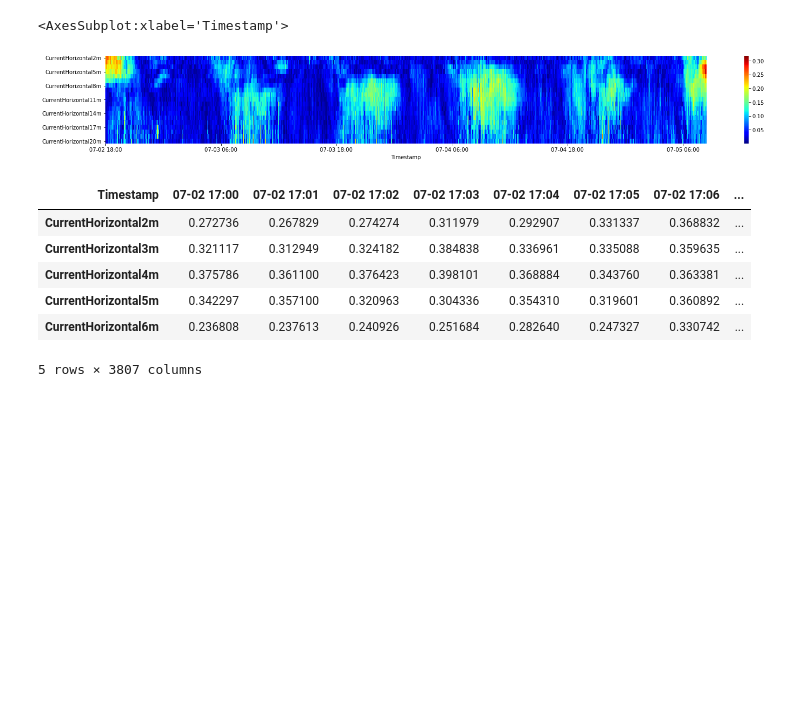
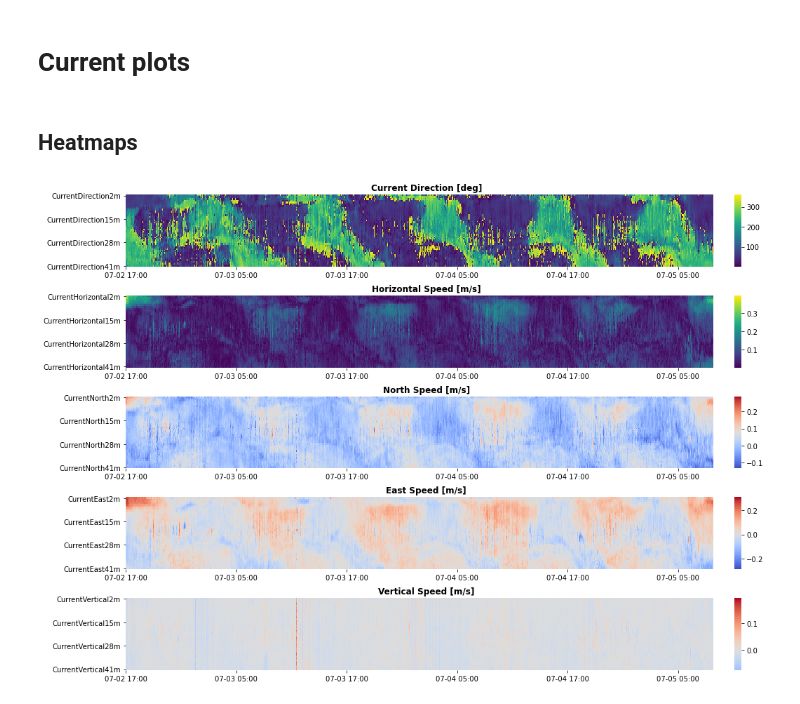
Before and after one commit to larsmmo/Master, a Jupyter notebook: src/visualization.ipynb, the cells around one changed output. Drawn from its saved outputs; the diff is of its cells as text; code cells hidden in the pictures; blank space fills up the shorter version.

Commit message:
More plots

```diff
--- a/src/visualization.ipynb
+++ b/src/visualization.ipynb
@@ -5,5 +7,6 @@ import seaborn as sb
 # %%
 #sb.color_palette("crest", as_cmap=True)
 # %%
-df = pd.read_csv('../data/oksygen/merged.csv')
+df = pd.read_csv('../data/mergedData.csv')
 df.set_index('Timestamp', inplace=True)
+df.head()
@@ -21,24 +22,41 @@ df.tail()
-# %%
-fig, ax = plt.subplots(figsize=(25,3))
-#ax.plot(data['Pos1m3Temp'], 'b-', label='Pos1m3Temp')
-#ax.set_xticklabels(rotation = (45), fontsize = 10, va='bottom', ha='left')
-#ax.set_xticks(np.arange(len))
-#df['NorthTemp'].plot(figsize=[10,8], rot=45)
-#df.describe()
-newdf = df['07-02 17:00':].loc[:,'CurrentHorizontal2m':'CurrentHorizontal20m'].dropna().transpose()
-newdf.head(10)
-sb.heatmap(newdf, xticklabels=720, yticklabels = 3, cmap='jet')
-#df.loc[:,'CurrentDirection2m':'CurrentDirection41m'].head()
-# %% [output]
-<AxesSubplot:xlabel='Timestamp'>
-[figure, removed]
-# %%
-newdf.head()
-# %% [output]
-| Timestamp | 07-02 17:00 | 07-02 17:01 | 07-02 17:02 | 07-02 17:03 | 07-02 17:04 | 07-02 17:05 | 07-02 17:06 | ... |
-| CurrentHorizontal2m | 0.272736 | 0.267829 | 0.274274 | 0.311979 | 0.292907 | 0.331337 | 0.368832 | ... |
-| CurrentHorizontal3m | 0.321117 | 0.312949 | 0.324182 | 0.384838 | 0.336961 | 0.335088 | 0.359635 | ... |
-| CurrentHorizontal4m | 0.375786 | 0.361100 | 0.376423 | 0.398101 | 0.368884 | 0.343760 | 0.363381 | ... |
-| CurrentHorizontal5m | 0.342297 | 0.357100 | 0.320963 | 0.304336 | 0.354310 | 0.319601 | 0.360892 | ... |
-| CurrentHorizontal6m | 0.236808 | 0.237613 | 0.240926 | 0.251684 | 0.282640 | 0.247327 | 0.330742 | ... |
-5 rows × 3807 columns
+# %% [markdown]
+# Current plots
+# %% [markdown]
+## Heatmaps
+# %%
+# TODO: Fix axis labels and ticks
+
+fig, ax = plt.subplots(5,1,figsize=(15,10))
+fig.tight_layout()
+fig.subplots_adjust(hspace=0.4)
+
+#gs = gridspec.GridSpec(6,5)
+
+ax[0].set_title('Current Direction [deg]', fontweight='bold')
+ax[1].set_title('Horizontal Speed [m/s]', fontweight='bold')
+ax[2].set_title('North Speed [m/s]', fontweight='bold')
+ax[3].set_title('East Speed [m/s]', fontweight='bold')
+ax[4].set_title('Vertical Speed [m/s]', fontweight='bold')
+
+currentDir = df['07-02 17:00':].loc[:,'CurrentDirection2m':'CurrentDirection41m'].transpose()
+currentHori = df['07-02 17:00':].loc[:,'CurrentHorizontal2m':'CurrentHorizontal41m'].transpose()
+currentVert = df['07-02 17:00':].loc[:,'CurrentVertical2m':'CurrentVertical41m'].transpose()
+currentNorth = df['07-02 17:00':].loc[:,'CurrentNorth2m':'CurrentNorth41m'].transpose()
+currentEast = df['07-02 17:00':].loc[:,'CurrentEast2m':'CurrentEast41m'].transpose()
+tideLvl = df['07-02 17:00':].loc[:,'TideLevel'].dropna().transpose()
+
+sb.heatmap(currentDir, xticklabels=720, yticklabels = 13, cmap='viridis', ax=ax[0], cbar_kws=dict(pad=0.01, aspect=10))
+sb.heatmap(currentHori, xticklabels=720, yticklabels = 13, cmap='viridis', ax=ax[1], cbar_kws=dict(pad=0.01, aspect=10))
+sb.heatmap(currentNorth, xticklabels=720, yticklabels = 13, cmap='coolwarm', ax=ax[2], cbar_kws=dict(pad=0.01, aspect=10))
+sb.heatmap(currentEast, xticklabels=720, yticklabels = 13, cmap='coolwarm', ax=ax[3], cbar_kws=dict(pad=0.01, aspect=10))
+sb.heatmap(currentVert, xticklabels=720, yticklabels = 13, cmap='coolwarm', ax=ax[4], center = 0.00, cbar_kws=dict(pad=0.01, aspect=10))
+
+# TODO fix tide plot
+#tideLvl.plot(ax=ax[5])
+#ax[5].margins(0.0, 0.1)
+
+for axis in ax:
+    axis.xaxis.label.set_visible(False)
+    #axis.yaxis.set_label('Depth')
+# %% [output]
+[figure, added]
```
Also changed, not shown: parts of 6 cells of this notebook, 1 other file.
